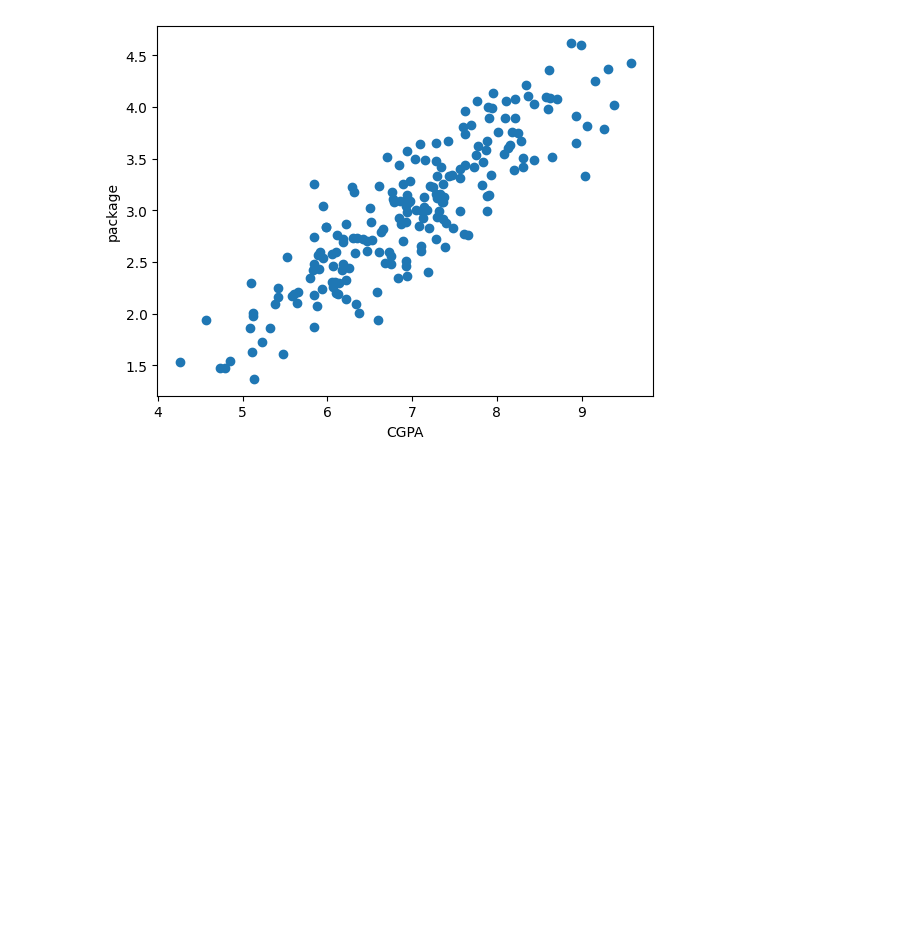
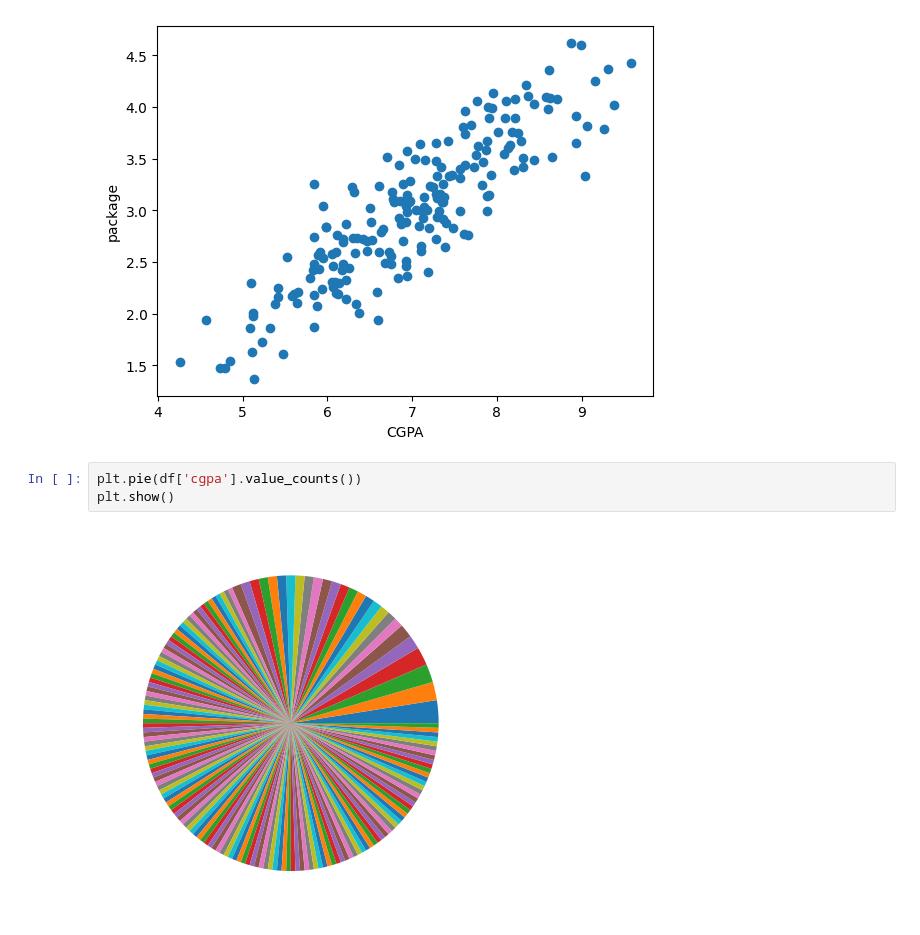
Before and after one commit to Vinay2080/JupyterProject, a Jupyter notebook: machine_learning_lab/experiment two/expiment_two_placement_dataset.ipynb, the cells around one changed output. Saved outputs shown, nothing was run; the diff lists cells and outputs as text; blank space fills up the shorter version.

```diff
--- a/machine_learning_lab/experiment two/expiment_two_placement_dataset.ipynb
+++ b/machine_learning_lab/experiment two/expiment_two_placement_dataset.ipynb
@@ -40,3 +40,8 @@ plt.ylabel('package')
 # %% [output]
 Text(0, 0.5, 'package')
 [figure]
+# %%
+plt.pie(df['cgpa'].value_counts())
+plt.show()
+# %% [output]
+[figure, added]
```
Also changed, not shown: parts of 2 cells of this notebook, 10 other files.
